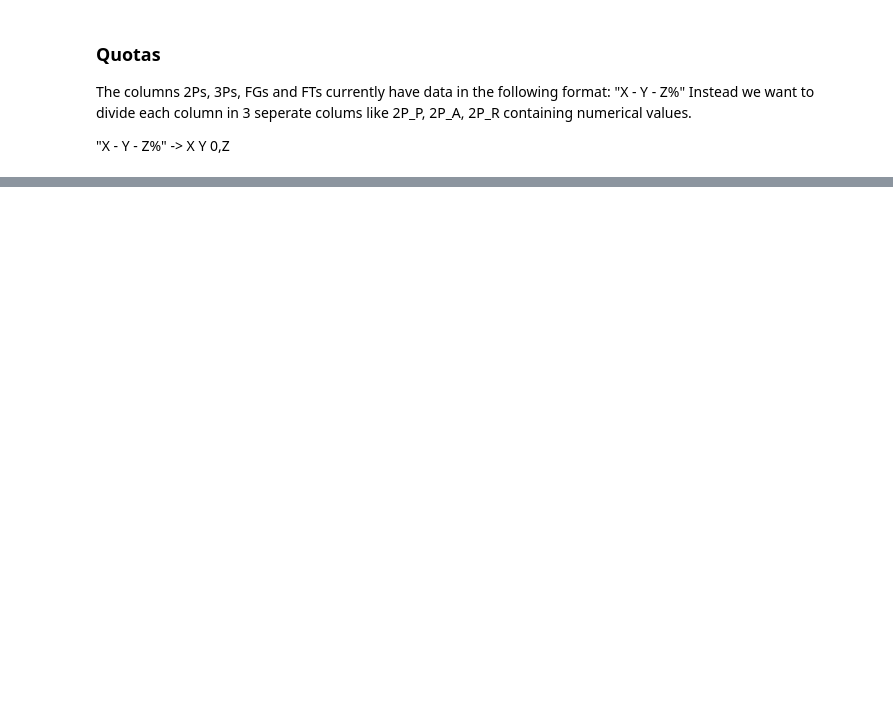
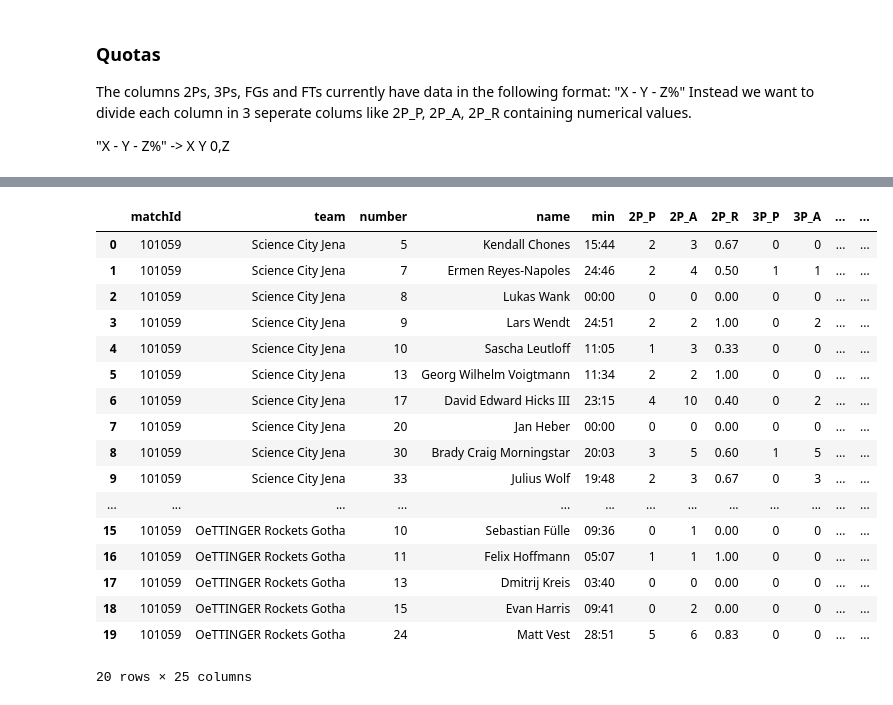
Before and after one commit to Net-Positive/Net_Positive, a Jupyter notebook: scraper/formatter.ipynb, the cells around one changed output, grey strips where cells are left out. Cells and saved outputs as stored; diff of their text form; code cells hidden in the pictures; blank space fills up the shorter version.

Commit message:
formatter alpha version

```diff
--- a/scraper/formatter.ipynb
+++ b/scraper/formatter.ipynb
@@ -187,0 +223,28 @@ relative = testbox['2Ps'].apply(lambda x : float(x.split(" - ")[2][:-1])/100)
+# %%
+from formatfunctions import quota_formatter
+
+quota_columns = ['3Ps', 'FGs', 'FTs']
+
+for c in quota_columns:
+    quota_formatter(testbox, c)
+
+testbox
+# %% [output]
+|  | matchId | team | number | name | min | 2P_P | 2P_A | 2P_R | 3P_P | 3P_A | ... | ... |
+| 0 | 101059 | Science City Jena | 5 | Kendall Chones | 15:44 | 2 | 3 | 0.67 | 0 | 0 | ... | ... |
+| 1 | 101059 | Science City Jena | 7 | Ermen Reyes-Napoles | 24:46 | 2 | 4 | 0.50 | 1 | 1 | ... | ... |
+| 2 | 101059 | Science City Jena | 8 | Lukas Wank | 00:00 | 0 | 0 | 0.00 | 0 | 0 | ... | ... |
+| 3 | 101059 | Science City Jena | 9 | Lars Wendt | 24:51 | 2 | 2 | 1.00 | 0 | 2 | ... | ... |
+| 4 | 101059 | Science City Jena | 10 | Sascha Leutloff | 11:05 | 1 | 3 | 0.33 | 0 | 0 | ... | ... |
+| 5 | 101059 | Science City Jena | 13 | Georg Wilhelm Voigtmann | 11:34 | 2 | 2 | 1.00 | 0 | 0 | ... | ... |
+| 6 | 101059 | Science City Jena | 17 | David Edward Hicks III | 23:15 | 4 | 10 | 0.40 | 0 | 2 | ... | ... |
+| 7 | 101059 | Science City Jena | 20 | Jan Heber | 00:00 | 0 | 0 | 0.00 | 0 | 0 | ... | ... |
+| 8 | 101059 | Science City Jena | 30 | Brady Craig Morningstar | 20:03 | 3 | 5 | 0.60 | 1 | 5 | ... | ... |
+| 9 | 101059 | Science City Jena | 33 | Julius Wolf | 19:48 | 2 | 3 | 0.67 | 0 | 3 | ... | ... |
+| ... | ... | ... | ... | ... | ... | ... | ... | ... | ... | ... | ... | ... |
+| 15 | 101059 | OeTTINGER Rockets Gotha | 10 | Sebastian Fülle | 09:36 | 0 | 1 | 0.00 | 0 | 0 | ... | ... |
+| 16 | 101059 | OeTTINGER Rockets Gotha | 11 | Felix Hoffmann | 05:07 | 1 | 1 | 1.00 | 0 | 0 | ... | ... |
+| 17 | 101059 | OeTTINGER Rockets Gotha | 13 | Dmitrij Kreis | 03:40 | 0 | 0 | 0.00 | 0 | 0 | ... | ... |
+| 18 | 101059 | OeTTINGER Rockets Gotha | 15 | Evan Harris | 09:41 | 0 | 2 | 0.00 | 0 | 0 | ... | ... |
+| 19 | 101059 | OeTTINGER Rockets Gotha | 24 | Matt Vest | 28:51 | 5 | 6 | 0.83 | 0 | 0 | ... | ... |
+20 rows × 25 columns
```
Also changed, not shown: parts of 12 cells of this notebook, 1 other file.
